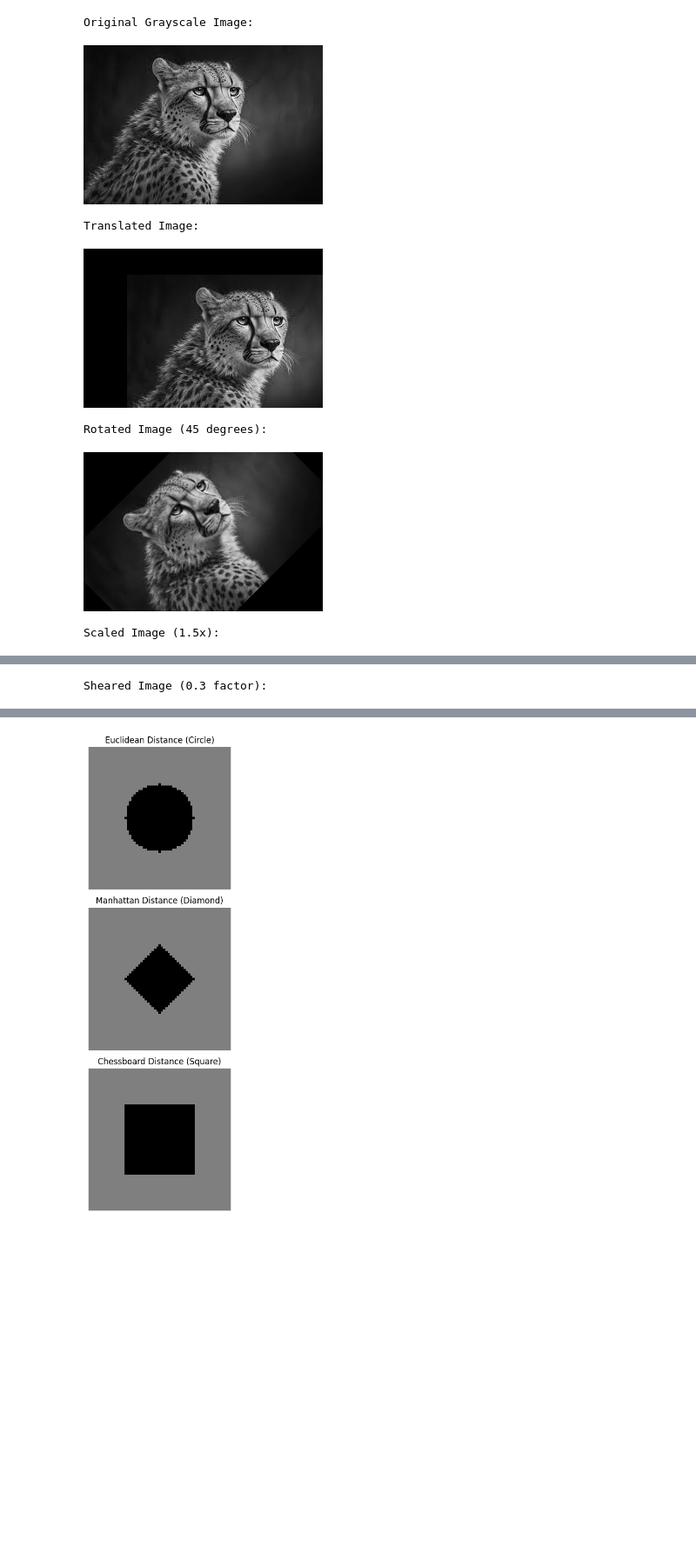
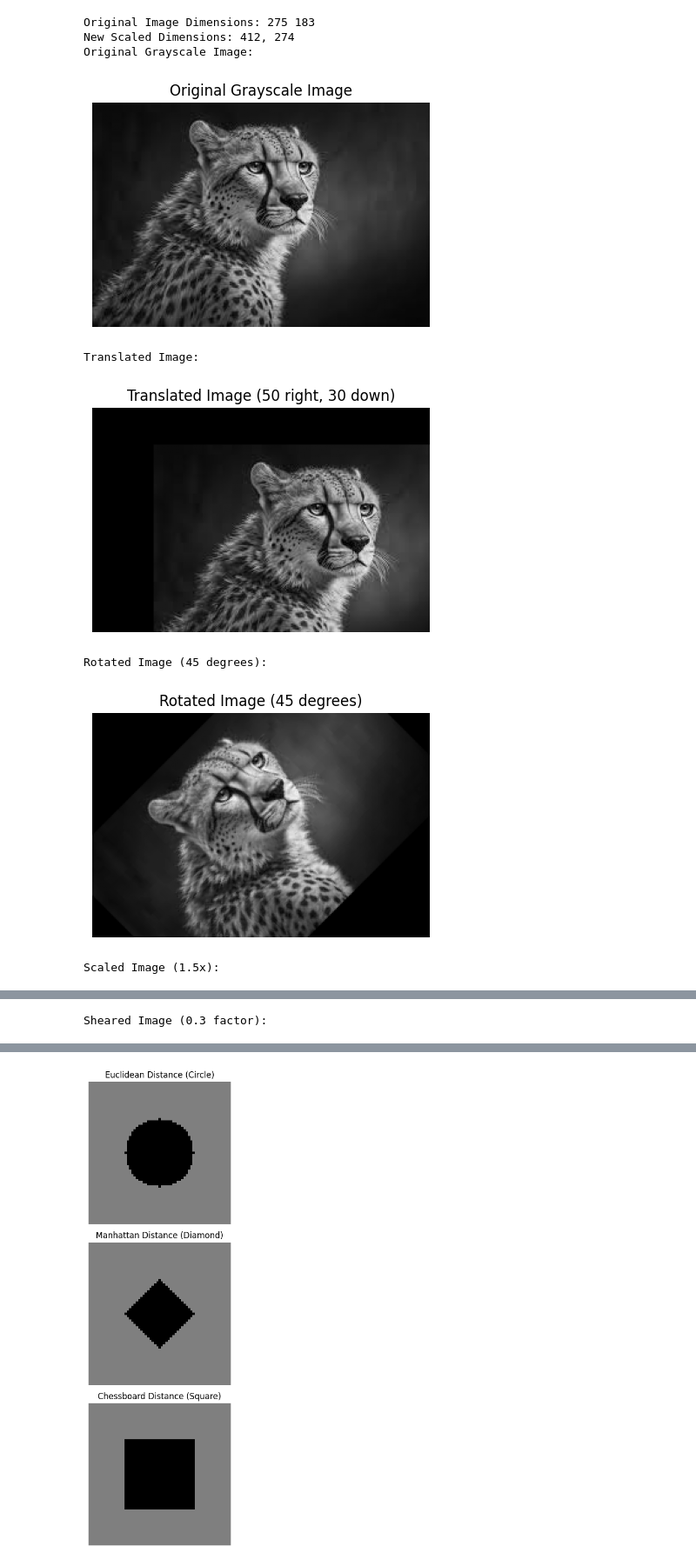
Before and after one commit to Danish-588/CV_PE2, a Jupyter notebook: Practicals/P1_GeometricTransforms/CV1.ipynb, the cells around one changed output, grey strips where cells are left out. Shown at 87% size. Drawn from its saved outputs; the diff is of its cells as text; code cells hidden in the pictures; blank space fills up the shorter version.

```diff
--- a/Practicals/P1_GeometricTransforms/CV1.ipynb
+++ b/Practicals/P1_GeometricTransforms/CV1.ipynb
@@ -9,7 +8,7 @@ from google.colab import files
 # uploaded = files.upload()
 # image_path = list(uploaded.keys())[0]
 
-image_path = '/content/sample_image.jpg'  # Change this to your image's file name
+image_path = (r'C:\Users\danis\OneDrive\Documents\Repos\CV_PE2\Practicals\P1_GeometricTransforms\data\sample_image.jpg')  # Change this to your image's file name
 
 ### Read the image
 img = cv2.imread(image_path)
@@ -73,51 +76,79 @@ Image after Division (img / 2):
 # %%
+import cv2
+import numpy as np
+import matplotlib.pyplot as plt
+
 # Get image dimensions
 height, width = img_gray.shape
+print("Original Image Dimensions:", width, height)  # Print original image size
 
 # --- 1. Translation ---
-# Define translation matrix to move image 50 pixels right and 30 pixels down
 tx, ty = 50, 30
 translation_matrix = np.float32([[1, 0, tx], [0, 1, ty]])
 img_translated = cv2.warpAffine(img_gray, translation_matrix, (width, height))
 
 # --- 2. Rotation ---
-# Define rotation matrix to rotate the image 45 degrees around the center
 angle = 45
 center = (width // 2, height // 2)
-rotation_matrix = cv2.getRotationMatrix2D(center, angle, 1.0)  # Scale = 1.0
+rotation_matrix = cv2.getRotationMatrix2D(center, angle, 1.0)
 img_rotated = cv2.warpAffine(img_gray, rotation_matrix, (width, height))
 
 # --- 3. Scaling ---
-# Define scaling matrix to scale the image by 1.5 times in both x and y directions
 scaling_factor = 1.5
-img_scaled = cv2.resize(img_gray, None, fx=scaling_factor, fy=scaling_factor)
+new_width = int(width * scaling_factor)
+new_height = int(height * scaling_factor)
+print(f"New Scaled Dimensions: {new_width}, {new_height}")  # Check the new dimensions
+
+# Resize image with new dimensions
+img_scaled = cv2.resize(img_gray, (new_width, new_height))  # Resize to new dimensions
 
 # --- 4. Shearing ---
-# Define shearing matrix (shear in x direction by 0.3)
 shear_factor = 0.3
 shearing_matrix = np.float32([[1, shear_factor, 0], [0, 1, 0]])
-img_sheared = cv2.warpAffine(img_gray, shearing_matrix, (int(width * 1.5), height))
+img_sheared = cv2.warpAffine(img_gray, shearing_matrix, (new_width, height))  # Adjusted width for shear
 
-# Step 3: Display the results
+# Step 3: Display the results using Matplotlib with explicit image size
 print("Original Grayscale Image:")
-cv2_imshow(img_gray)
+plt.figure(figsize=(5, 5))
+plt.imshow(img_gray, cmap='gray')
+plt.title("Original Grayscale Image")
+plt.axis('off')
+plt.show()
 
 print("Translated Image:")
-cv2_imshow(img_translated)
+plt.figure(figsize=(5, 5))
+plt.imshow(img_translated, cmap='gray')
+plt.title("Translated Image (50 right, 30 down)")
+plt.axis('off')
+plt.show()
 
 print("Rotated Image (45 degrees):")
-cv2_imshow(img_rotated)
+plt.figure(figsize=(5, 5))
+plt.imshow(img_rotated, cmap='gray')
+plt.title("Rotated Image (45 degrees)")
+plt.axis('off')
+plt.show()
 
 print("Scaled Image (1.5x):")
-cv2_imshow(img_scaled)
+plt.figure(figsize=(8, 8))  # Larger figure size for scaling
+plt.imshow(img_scaled, cmap='gray')
+plt.title(f"Scaled Image (1.5x) - Dimensions: {new_width}x{new_height}")
+plt.axis('off')
+plt.show()
 
 print("Sheared Image (0.3 factor):")
-cv2_imshow(img_sheared)
+plt.figure(figsize=(8, 5))  # Adjust based on shear factor
+plt.imshow(img_sheared, cmap='gray')
+plt.title("Sheared Image (0.3 factor)")
+plt.axis('off')
+plt.show()
 # %% [output]
+Original Image Dimensions: 275 183
+New Scaled Dimensions: 412, 274
 Original Grayscale Image:
-[figure, old version]
+[figure, new version]
 Translated Image:
-[figure, old version]
+[figure, new version]
 Rotated Image (45 degrees):
-[figure, old version]
+[figure, new version]
 Scaled Image (1.5x):
```
Also changed, not shown: parts of 8 cells of this notebook, 7 other files.
